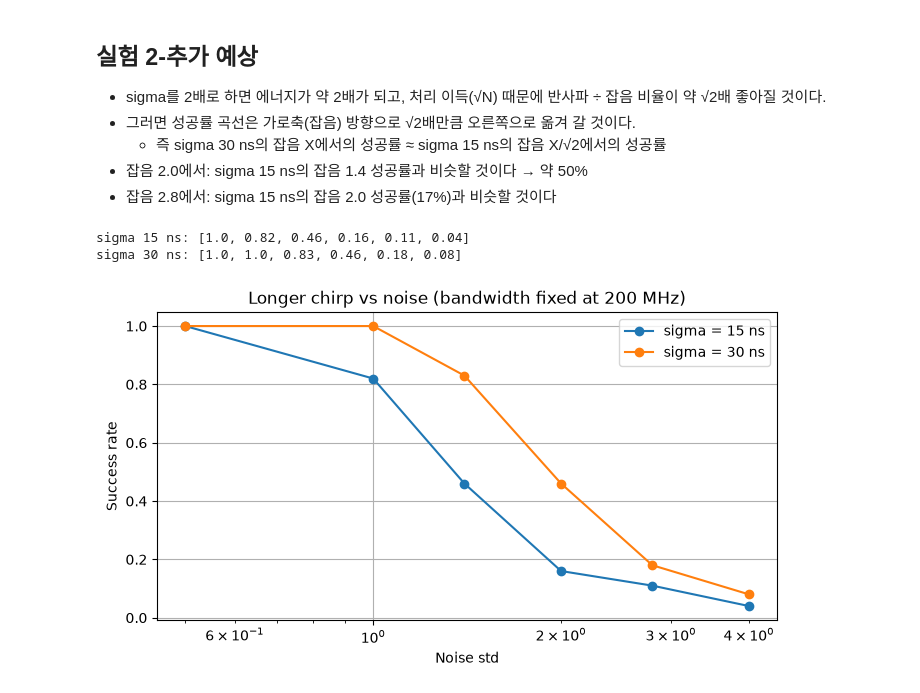
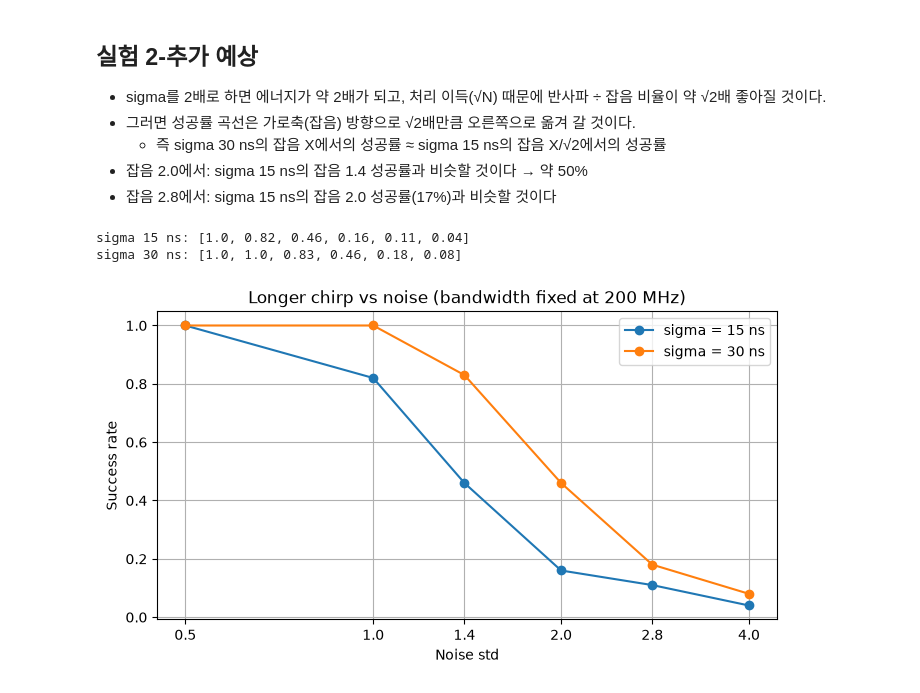
Before and after one commit to jingyu-k/tfdr-fault-localization, a Jupyter notebook: notebooks/02_resolution_and_noise.ipynb, the cells around one changed output. Saved outputs shown, nothing was run; the diff lists cells and outputs as text; code cells hidden in the pictures.

```diff
--- a/notebooks/02_resolution_and_noise.ipynb
+++ b/notebooks/02_resolution_and_noise.ipynb
@@ -252,31 +253,34 @@ import tfdr_sim
 tfdr_sim.T0 = 120e-9   # 처프가 길어지면 0 ns에서 잘리지 않도록 보내는 시각을 늦춤 (두 경우 모두 적용)
 
 noise_levels = [0.5, 1.0, 1.4, 2.0, 2.8, 4.0]
 n_trials = 100
 
 plt.figure(figsize=(8, 4))
 for sigma in [15e-9, 30e-9]:
     rates = []
     for s in noise_levels:
         rng = np.random.default_rng(1)
         hits = 0
         for _ in range(n_trials):
             ref, rx = simulate_received(t, [(30, -0.5)], noise_std=s, rng=rng, sigma=sigma)
             c, lags = cross_correlate(rx, ref)
             if abs(estimate_distance(c, lags) - 30) < 1:
                 hits += 1
         rates.append(hits / n_trials)
     print(f"sigma {sigma*1e9:.0f} ns:", rates)
     plt.plot(noise_levels, rates, "o-", label=f"sigma = {sigma*1e9:.0f} ns")
 
 plt.xscale("log")
+plt.xticks(noise_levels, [str(s) for s in noise_levels])
+plt.minorticks_off()
 plt.xlabel("Noise std")
 plt.ylabel("Success rate")
 plt.title("Longer chirp vs noise (bandwidth fixed at 200 MHz)")
 plt.legend()
 plt.grid(True)
+plt.savefig("../figures/04_success_vs_noise.png", dpi=150, bbox_inches="tight")
 plt.show()
 # %% [output]
 sigma 15 ns: [1.0, 0.82, 0.46, 0.16, 0.11, 0.04]
 sigma 30 ns: [1.0, 1.0, 0.83, 0.46, 0.18, 0.08]
-[figure, old version]
+[figure, new version]
```
Also changed, not shown: parts of 9 cells of this notebook, 1 other file.
